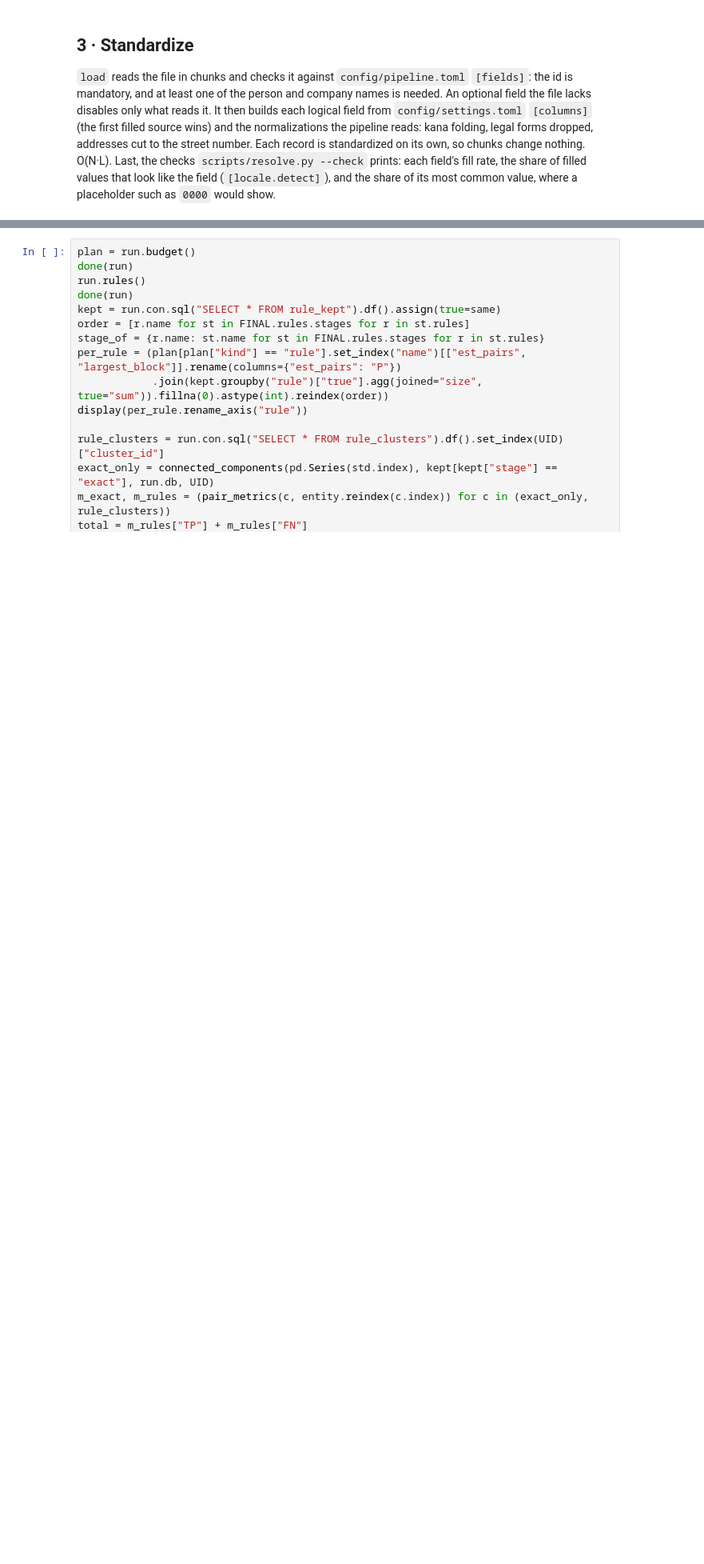
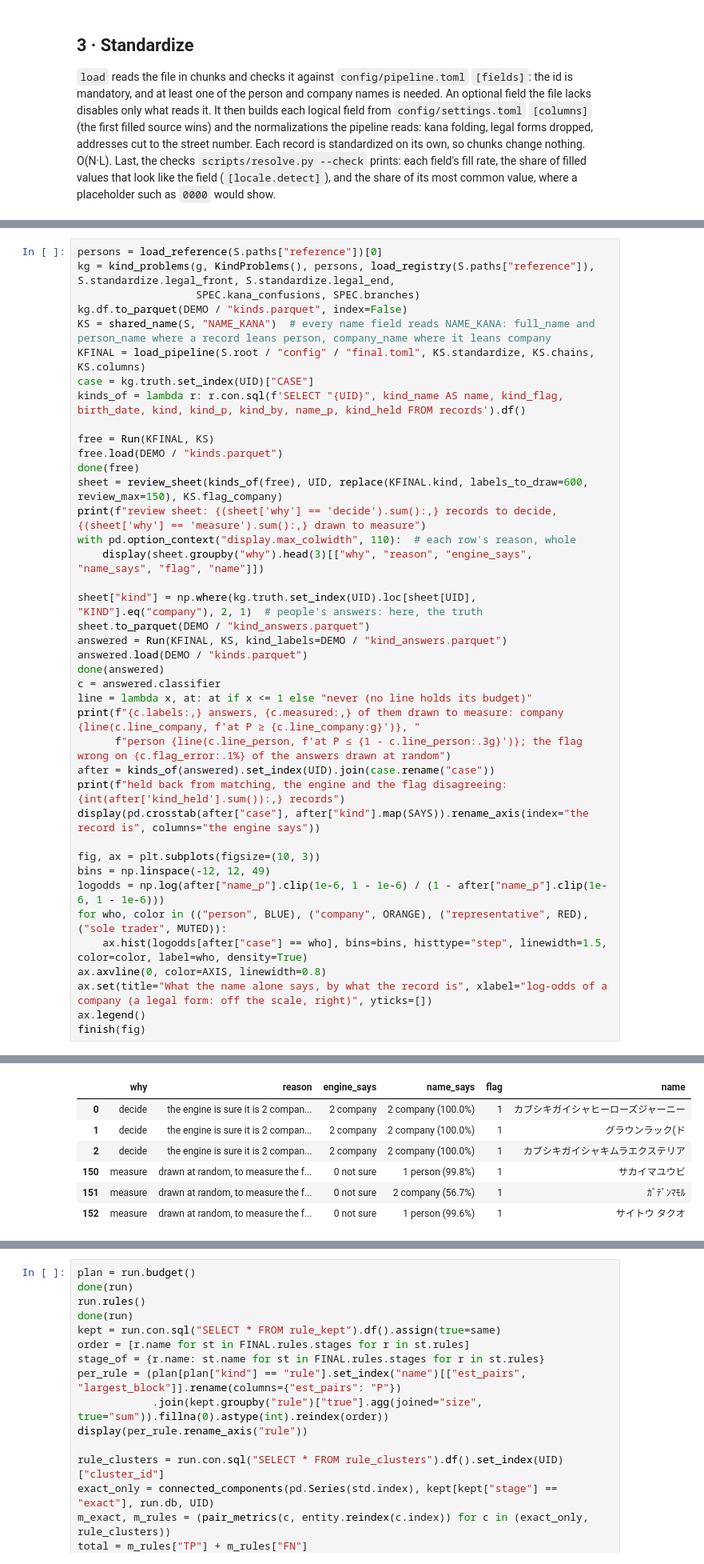
Before and after one commit to mvsbm/entity_matching, a Jupyter notebook: notebooks/demo.ipynb, the cells around one changed output, grey strips where cells are left out. Shown at 80% size. Cells and saved outputs as stored; diff of their text form; blank space fills up the shorter version.

```diff
--- a/notebooks/demo.ipynb
+++ b/notebooks/demo.ipynb
@@ -190,0 +210,41 @@ disabled: nothing: every optional field is in the file
+# %%
+persons = load_reference(S.paths["reference"])[0]
+kg = kind_problems(g, KindProblems(), persons, load_registry(S.paths["reference"]), S.standardize.legal_front, S.standardize.legal_end,
+                   SPEC.kana_confusions, SPEC.branches)
+kg.df.to_parquet(DEMO / "kinds.parquet", index=False)
+KS = shared_name(S, "NAME_KANA")  # every name field reads NAME_KANA: full_name and person_name where a record leans person, company_name where it leans company
+KFINAL = load_pipeline(S.root / "config" / "final.toml", KS.standardize, KS.chains, KS.columns)
+case = kg.truth.set_index(UID)["CASE"]
+kinds_of = lambda r: r.con.sql(f'SELECT "{UID}", kind_name AS name, kind_flag, birth_date, kind, kind_p, kind_by, name_p, kind_held FROM records').df()
+
+free = Run(KFINAL, KS)
+free.load(DEMO / "kinds.parquet")
+done(free)
+sheet = review_sheet(kinds_of(free), UID, replace(KFINAL.kind, labels_to_draw=600, review_max=150), KS.flag_company)
+print(f"review sheet: {(sheet['why'] == 'decide').sum():,} records to decide, {(sheet['why'] == 'measure').sum():,} drawn to measure")
+with pd.option_context("display.max_colwidth", 110):  # each row's reason, whole
+    display(sheet.groupby("why").head(3)[["why", "reason", "engine_says", "name_says", "flag", "name"]])
+
+sheet["kind"] = np.where(kg.truth.set_index(UID).loc[sheet[UID], "KIND"].eq("company"), 2, 1)  # people's answers: here, the truth
+sheet.to_parquet(DEMO / "kind_answers.parquet")
+answered = Run(KFINAL, KS, kind_labels=DEMO / "kind_answers.parquet")
+answered.load(DEMO / "kinds.parquet")
+done(answered)
+c = answered.classifier
+line = lambda x, at: at if x <= 1 else "never (no line holds its budget)"
+print(f"{c.labels:,} answers, {c.measured:,} of them drawn to measure: company {line(c.line_company, f'at P ≥ {c.line_company:g}')}, "
+      f"person {line(c.line_person, f'at P ≤ {1 - c.line_person:.3g}')}; the flag wrong on {c.flag_error:.1%} of the answers drawn at random")
+after = kinds_of(answered).set_index(UID).join(case.rename("case"))
+print(f"held back from matching, the engine and the flag disagreeing: {int(after['kind_held'].sum()):,} records")
+display(pd.crosstab(after["case"], after["kind"].map(SAYS)).rename_axis(index="the record is", columns="the engine says"))
+
+fig, ax = plt.subplots(figsize=(10, 3))
+bins = np.linspace(-12, 12, 49)
+logodds = np.log(after["name_p"].clip(1e-6, 1 - 1e-6) / (1 - after["name_p"].clip(1e-6, 1 - 1e-6)))
+for who, color in (("person", BLUE), ("company", ORANGE), ("representative", RED), ("sole trader", MUTED)):
+    ax.hist(logodds[after["case"] == who], bins=bins, histtype="step", linewidth=1.5, color=color, label=who, density=True)
+ax.axvline(0, color=AXIS, linewidth=0.8)
+ax.set(title="What the name alone says, by what the record is", xlabel="log-odds of a company (a legal form: off the scale, right)", yticks=[])
+ax.legend()
+finish(fig)
+# %% [output]
@@ -190,0 +253,7 @@ disabled: nothing: every optional field is in the file
+|  | why | reason | engine_says | name_says | flag | name |
+| 0 | decide | the engine is sure it is 2 compan... | 2 company | 2 company (100.0%) | 1 | カブシキガイシャヒーローズジャーニー |
+| 1 | decide | the engine is sure it is 2 compan... | 2 company | 2 company (100.0%) | 1 | グラウンラック(ド |
+| 2 | decide | the engine is sure it is 2 compan... | 2 company | 2 company (100.0%) | 1 | カブシキガイシャキムラエクステリア |
+| 150 | measure | drawn at random, to measure the f... | 0 not sure | 1 person (99.8%) | 1 | サカイマユウビ |
+| 151 | measure | drawn at random, to measure the f... | 0 not sure | 2 company (56.7%) | 1 | ｶﾞﾃﾞﾝﾏﾓﾙ |
+| 152 | measure | drawn at random, to measure the f... | 0 not sure | 1 person (99.6%) | 1 | サイトウ タクオ |
```
Also changed, not shown: parts of 23 cells of this notebook, 24 other files.
